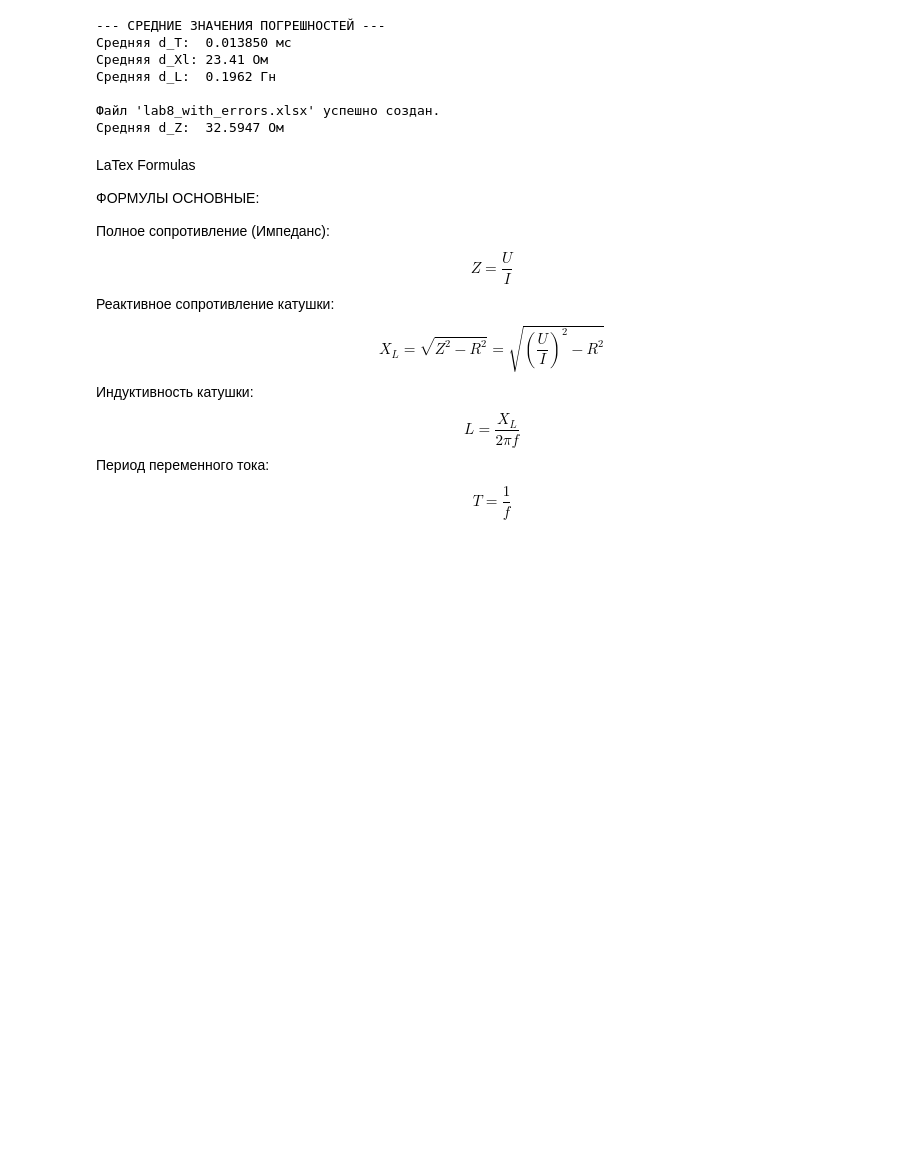
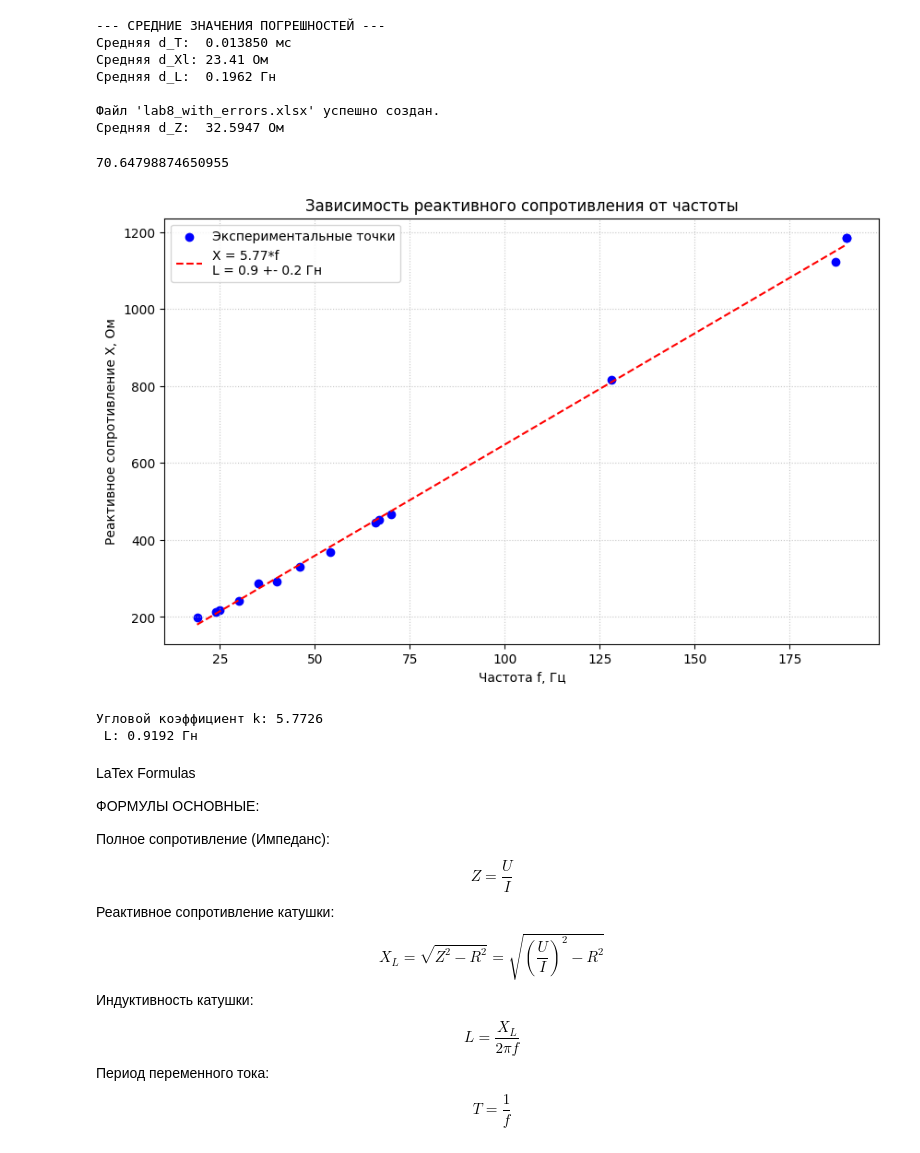
Before and after one commit to aerjiemi/physlab, a Jupyter notebook: 8/8.ipynb, the cells around one changed output. Cells and saved outputs as stored; diff of their text form; code cells hidden in the pictures; blank space fills up the shorter version.

```diff
--- a/8/8.ipynb
+++ b/8/8.ipynb
@@ -275,6 +229,53 @@ print(f"Средняя d_Z:  {df_clean['d_Z'].mean():.4f} Ом")
 
 Файл 'lab8_with_errors.xlsx' успешно создан.
 Средняя d_Z:  32.5947 Ом
+# %%
+import pandas as pd
+import numpy as np
+import matplotlib.pyplot as plt
+from sklearn.linear_model import LinearRegression
+
+# 1. Загрузка данных
+df = pd.read_excel('lab8_2.xlsx')
+
+# 2. Подготовка данных: берем только уникальные пары частота-сопротивление
+# (убираем повторы, возникающие из-за временных рядов в таблице)
+data_clean = df[['F', 'X']].dropna().drop_duplicates().sort_values(by='F')
+
+f = data_clean['F'].values.reshape(-1, 1)
+x_l = data_clean['X'].values
+
+# 3. Линейная регрессия для определения индуктивности L
+# X_L = (2 * pi * L) * f  => y = k * x
+model = LinearRegression(fit_intercept=True)
+model.fit(f, x_l)
+k = model.coef_[0]
+print(model.intercept_)
+# Константа Пи по вашему правилу
+PI = 3.14
+L_calculated = k / (2 * PI)
+
+# 4. Визуализация
+plt.figure(figsize=(10, 6))
+plt.scatter(f, x_l, color='blue', label='Экспериментальные точки')
+plt.plot(f, model.predict(f), color='red', linestyle='--',
+         label=f'X = {k:.2f}*f\nL = {L_calculated:.1f} +- 0.2 Гн')
+
+plt.title('Зависимость реактивного сопротивления от частоты')
+plt.xlabel('Частота f, Гц')
+plt.ylabel('Реактивное сопротивление X, Ом')
+plt.grid(True, linestyle=':', alpha=0.7)
+plt.legend()
+plt.savefig('4_3.png')
+plt.show()
+
+print(f"Угловой коэффициент k: {k:.4f}")
+print(f" L: {L_calculated:.4f} Гн")
+# %% [output]
+70.64798874650955
+[figure, new version]
+Угловой коэффициент k: 5.7726
+ L: 0.9192 Гн
 # %% [markdown]
 LaTex Formulas
 
```
Also changed, not shown: parts of 1 cell of this notebook.
